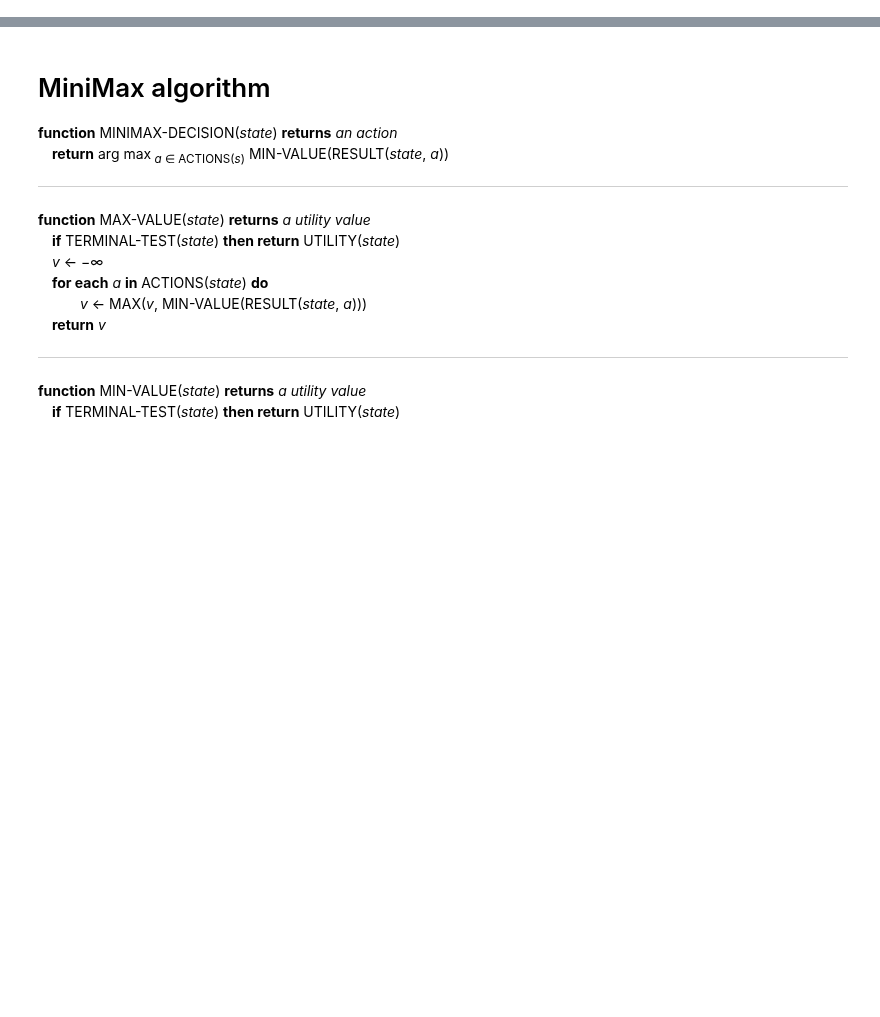
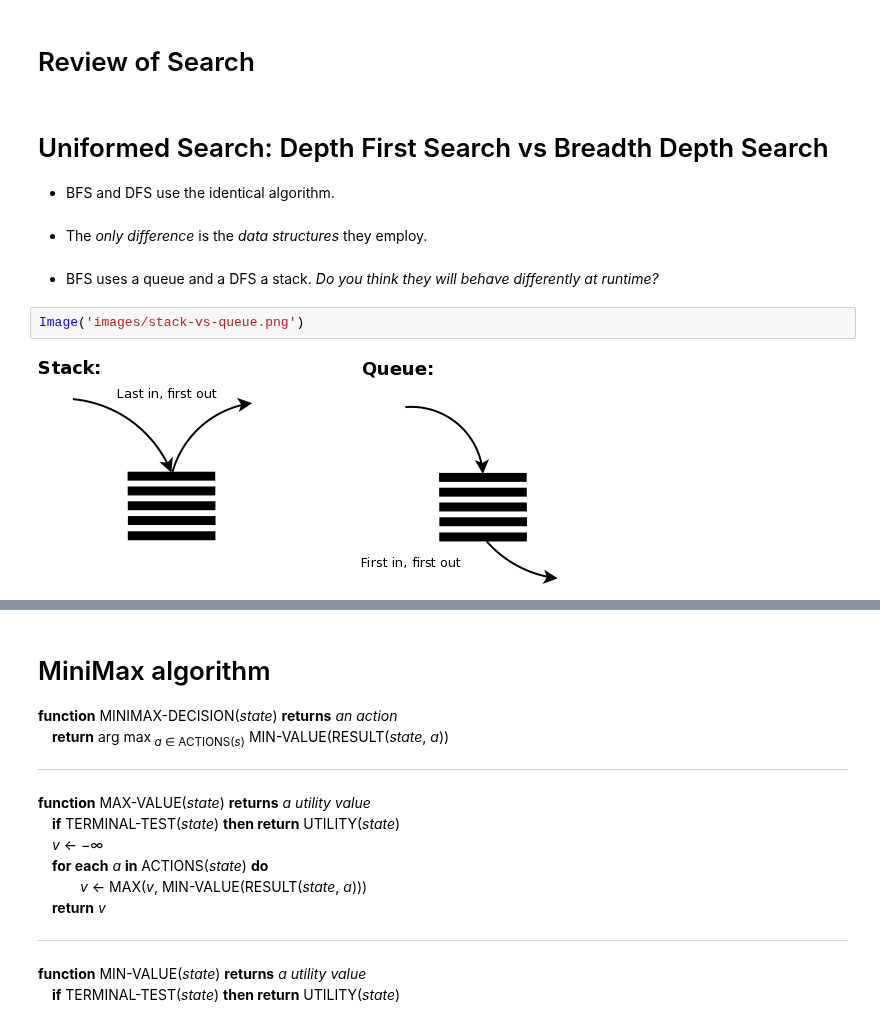
Before and after one commit to robOcity/ai-course, a Jupyter notebook: slides/week-3-adversarial-games.ipynb, the cells around one changed output, grey strips where cells are left out. Cells and saved outputs as stored; diff of their text form; blank space fills up the shorter version.

```diff
--- a/slides/week-3-adversarial-games.ipynb
+++ b/slides/week-3-adversarial-games.ipynb
@@ -14,0 +18,14 @@ Cite: Riskin, J. (n.d.). Frolicsome Engines: The Long Prehistory of Artificial I
+# %% [markdown]
+# Review of Search
+# %% [markdown]
+# Uniformed Search: Depth First Search vs Breadth Depth Search
+
+* BFS and DFS use the identical algorithm.
+# %% [markdown]
+* The _only difference_ is the _data structures_ they employ.
+# %% [markdown]
+* BFS uses a queue and a DFS a stack.  _Do you think they will behave differently at runtime?_
+# %%
+Image('images/stack-vs-queue.png')
+# %% [output]
+[figure, added]
```
Also changed, not shown: parts of 54 cells of this notebook, 1 other file.
